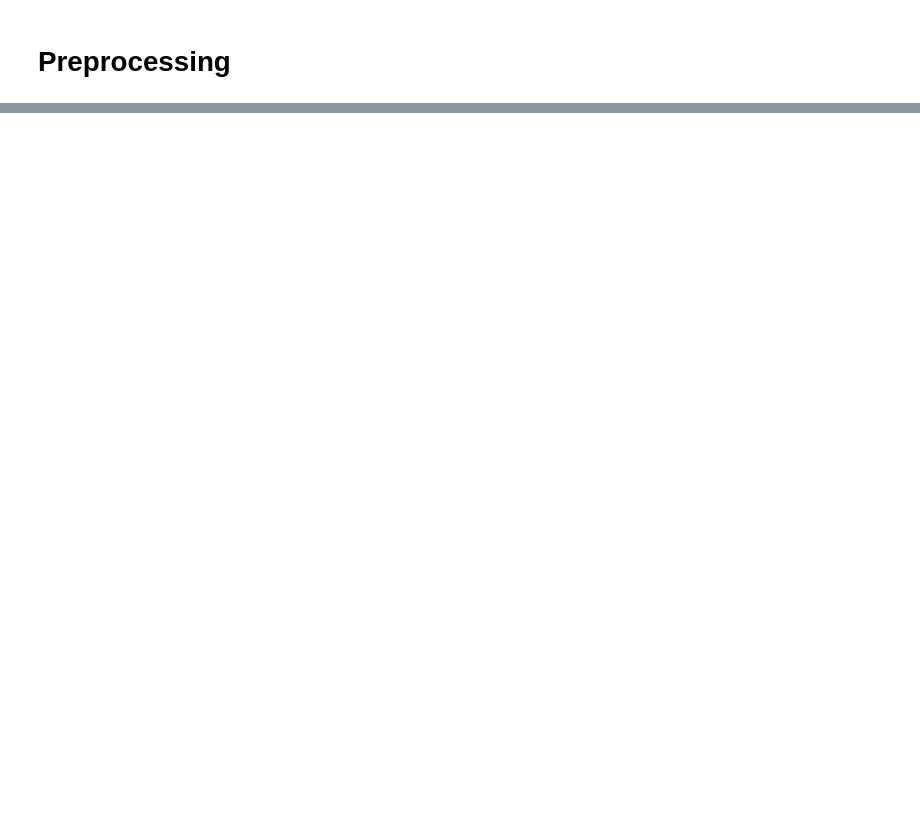
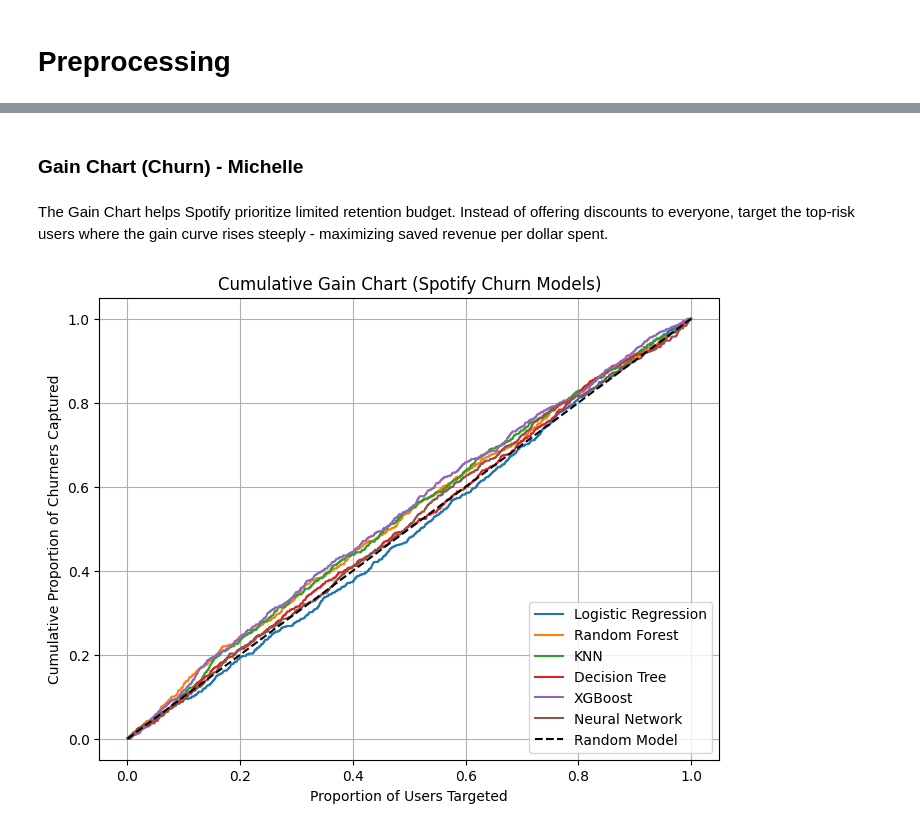
Before and after one commit to xuany823/ADS505_Final_Project, a Jupyter notebook: Spotify_Churn.ipynb, the cells around one changed output, grey strips where cells are left out. Saved outputs shown, nothing was run; the diff lists cells and outputs as text; code cells hidden in the pictures; blank space fills up the shorter version.

```diff
--- a/Spotify_Churn.ipynb
+++ b/Spotify_Churn.ipynb
@@ -767,0 +719,37 @@ print("\nClassification Report:\n", classification_report(y_test, y_pred_xgb))
+# %% [markdown]
+### Gain Chart (Churn) - Michelle
+# %% [markdown]
+
+The Gain Chart helps Spotify prioritize limited retention budget.
+Instead of offering discounts to everyone, target the top-risk users where the gain curve rises steeply - maximizing saved revenue per dollar spent.
+# %%
+plt.figure(figsize=(8,6))
+
+# Loop prob in to the test set
+for name, pipe in fitted_pipes.items():
+    # predict probabilities for positive class
+    y_prob = pipe.predict_proba(X_test)[:, 1]
+
+    # sort by predicted prob (descending)
+    sorted_indices = np.argsort(y_prob)[::-1]
+    y_true_sorted = y_test.values[sorted_indices]
+
+    # cumulative gain: running total of positives / total positives
+    cum_gains = np.cumsum(y_true_sorted) / y_true_sorted.sum()
+
+    # x-axis: percentage of total population
+    pct_of_users = np.arange(1, len(y_true_sorted)+1) / len(y_true_sorted)
+
+    plt.plot(pct_of_users, cum_gains, label=name)
+
+# random baseline
+plt.plot([0,1], [0,1], 'k--', label="Random Model")
+
+plt.title("Cumulative Gain Chart (Spotify Churn Models)")
+plt.xlabel("Proportion of Users Targeted")
+plt.ylabel("Cumulative Proportion of Churners Captured")
+plt.legend(loc="lower right")
+plt.grid(True)
+plt.show()
+# %% [output]
+[figure, added]
```
Also changed, not shown: parts of 64 cells of this notebook.
